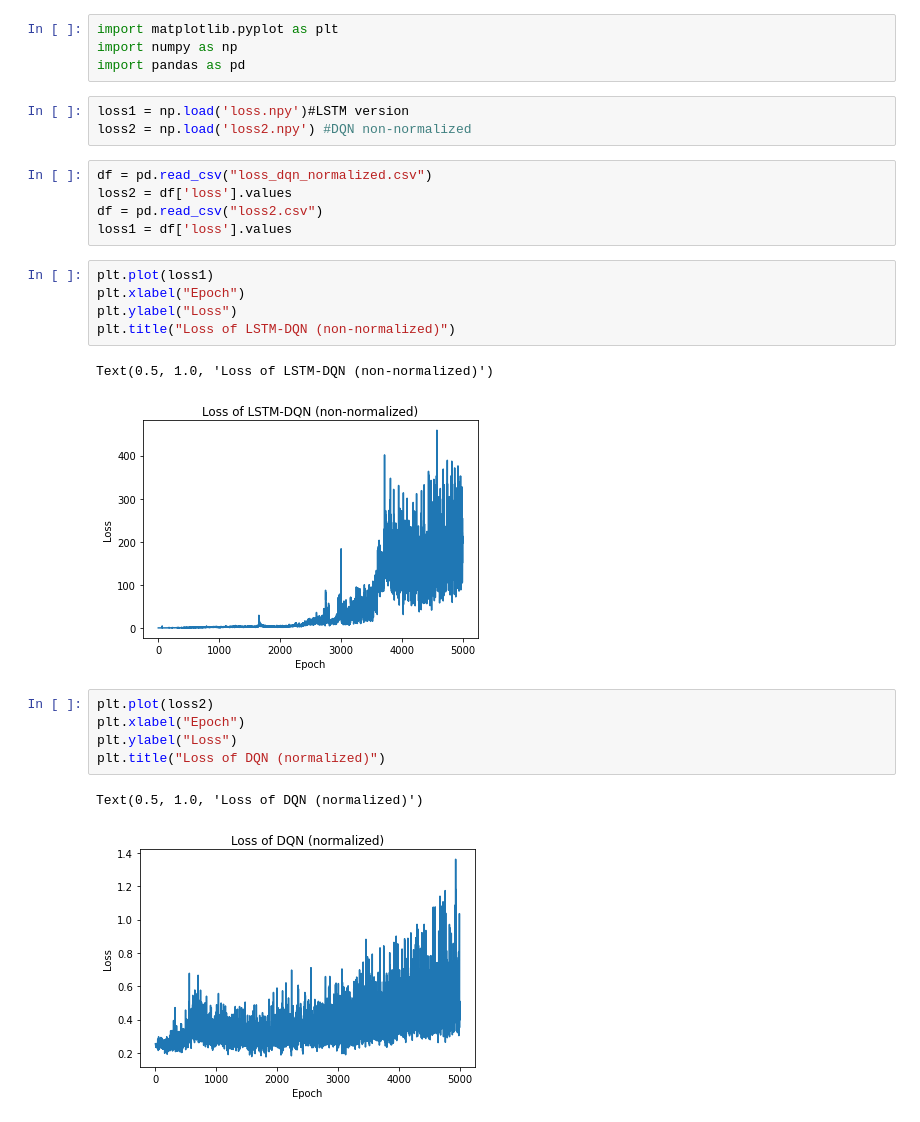
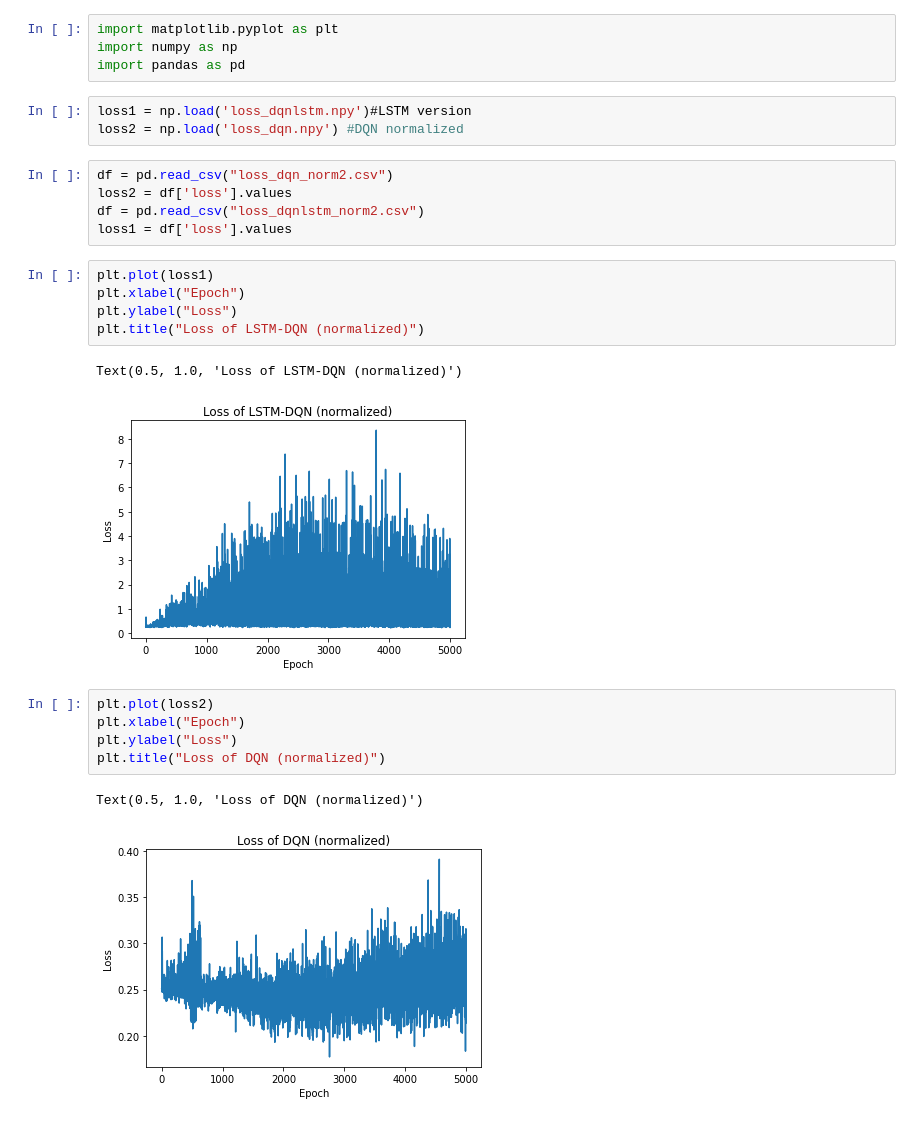
Before and after one commit to tpmmthomas/fyp-chord-identification, a Jupyter notebook: results/Plots and Visualizations.ipynb, the cells around one changed output. Drawn from its saved outputs; the diff is of its cells as text.

```diff
--- a/results/Plots and Visualizations.ipynb
+++ b/results/Plots and Visualizations.ipynb
@@ -3,21 +3,21 @@ import matplotlib.pyplot as plt
 import numpy as np
 import pandas as pd
 # %%
-loss1 = np.load('loss.npy')#LSTM version
-loss2 = np.load('loss2.npy') #DQN non-normalized
+loss1 = np.load('loss_dqnlstm.npy')#LSTM version
+loss2 = np.load('loss_dqn.npy') #DQN normalized
 # %%
-df = pd.read_csv("loss_dqn_normalized.csv")
+df = pd.read_csv("loss_dqn_norm2.csv")
 loss2 = df['loss'].values
-df = pd.read_csv("loss2.csv")
+df = pd.read_csv("loss_dqnlstm_norm2.csv")
 loss1 = df['loss'].values
 # %%
 plt.plot(loss1)
 plt.xlabel("Epoch")
 plt.ylabel("Loss")
-plt.title("Loss of LSTM-DQN (non-normalized)")
+plt.title("Loss of LSTM-DQN (normalized)")
 # %% [output]
-Text(0.5, 1.0, 'Loss of LSTM-DQN (non-normalized)')
+Text(0.5, 1.0, 'Loss of LSTM-DQN (normalized)')
-[figure, old version]
+[figure, new version]
 # %%
 plt.plot(loss2)
 plt.xlabel("Epoch")
@@ -25,4 +25,4 @@ plt.ylabel("Loss")
 plt.title("Loss of DQN (normalized)")
 # %% [output]
 Text(0.5, 1.0, 'Loss of DQN (normalized)')
-[figure, old version]
+[figure, new version]
```
Also changed, not shown: 18 other files.
